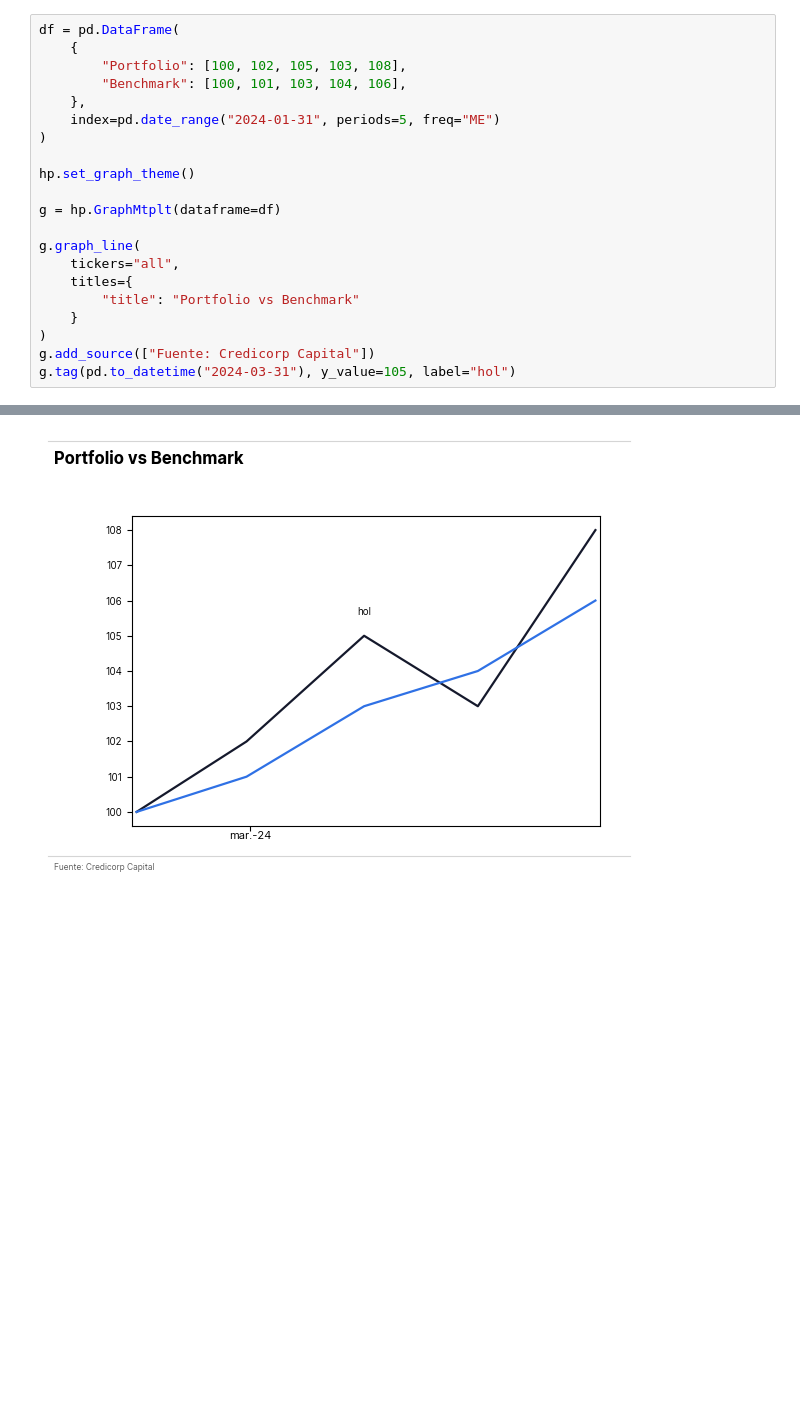
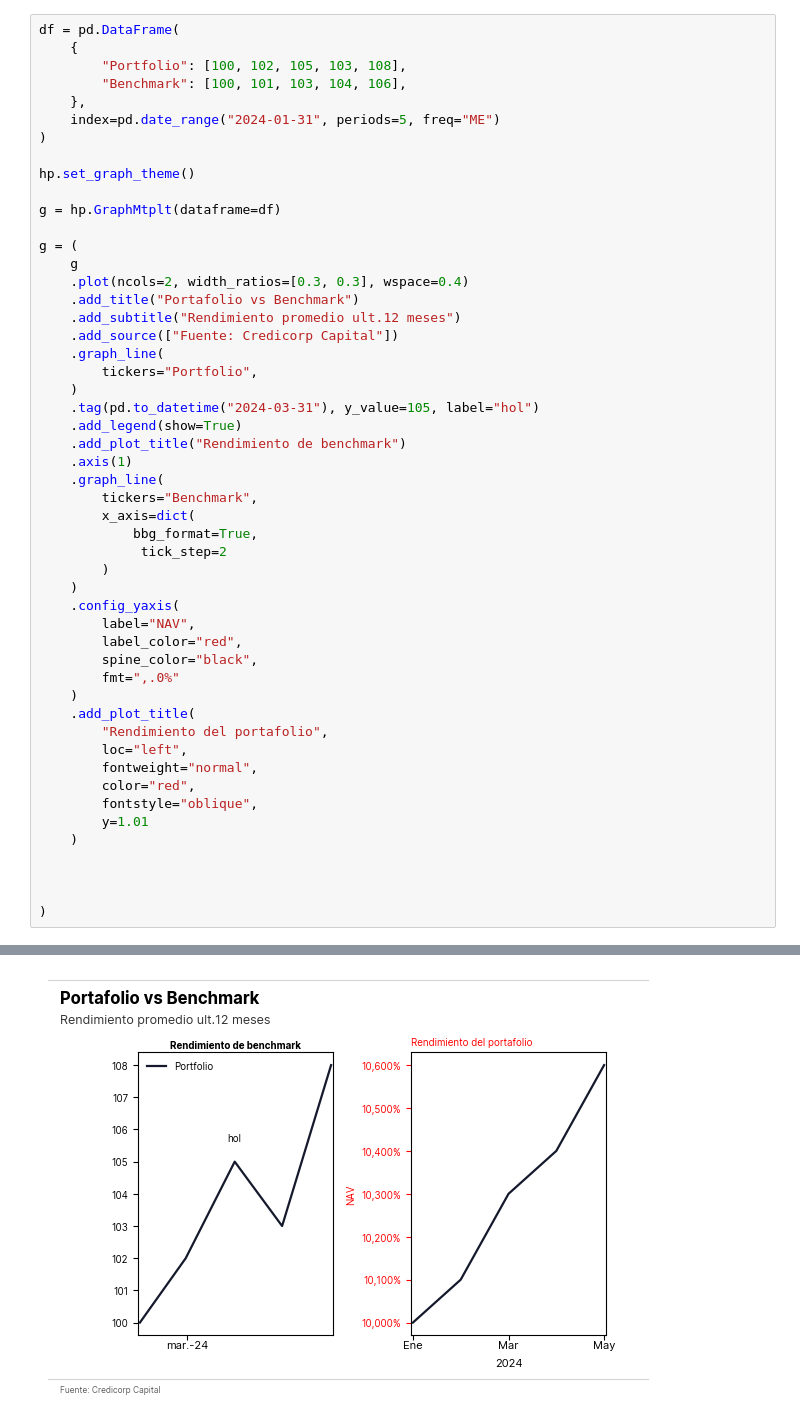
Before and after one commit to jc-ocampob/helpers_ps, a Jupyter notebook: prueba_2.ipynb, the cells around one changed output, grey strips where cells are left out. Cells and saved outputs as stored; diff of their text form; blank space fills up the shorter version.

```diff
--- a/prueba_2.ipynb
+++ b/prueba_2.ipynb
@@ -14,12 +15,42 @@ hp.set_graph_theme()
 
 g = hp.GraphMtplt(dataframe=df)
 
-g.graph_line(
-    tickers="all",
-    titles={
-        "title": "Portfolio vs Benchmark"
-    }
+g = (
+    g
+    .plot(ncols=2, width_ratios=[0.3, 0.3], wspace=0.4)
+    .add_title("Portafolio vs Benchmark")
+    .add_subtitle("Rendimiento promedio ult.12 meses")
+    .add_source(["Fuente: Credicorp Capital"])
+    .graph_line(
+        tickers="Portfolio",
+    )
+    .tag(pd.to_datetime("2024-03-31"), y_value=105, label="hol")
+    .add_legend(show=True)
+    .add_plot_title("Rendimiento de benchmark")
+    .axis(1)
+    .graph_line(
+        tickers="Benchmark",
+        x_axis=dict(
+            bbg_format=True,
+             tick_step=2
+        )
+    )
+    .config_yaxis(
+        label="NAV",
+        label_color="red",
+        spine_color="black",
+        fmt=",.0%"
+    )
+    .add_plot_title(
+        "Rendimiento del portafolio",
+        loc="left",
+        fontweight="normal",
+        color="red",
+        fontstyle="oblique",
+        y=1.01
+    )
+
+
+
 )
-g.add_source(["Fuente: Credicorp Capital"])
-g.tag(pd.to_datetime("2024-03-31"), y_value=105, label="hol")
 # %% [output]
@@ -43 +57 @@ GraphMtplt(dataframe=[            Portfolio  Benchmark
-[figure, old version]
+[figure, new version]
```
Also changed, not shown: parts of 8 cells of this notebook, 11 other files.
